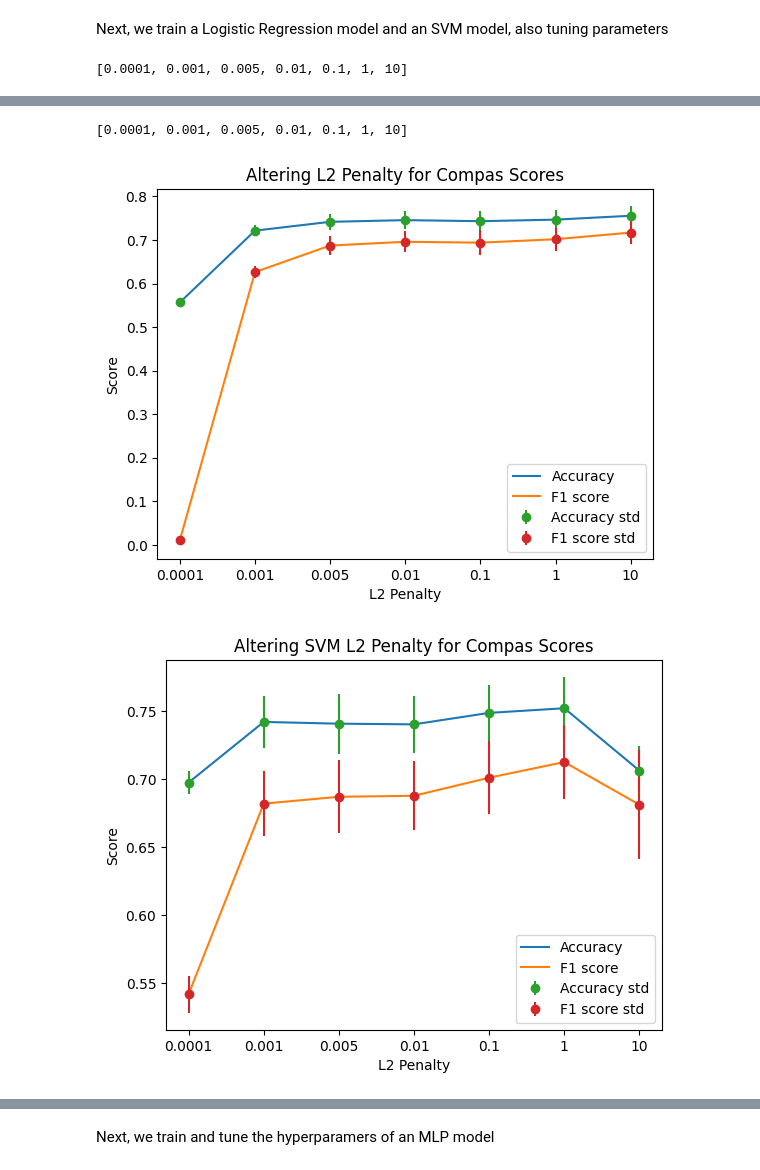
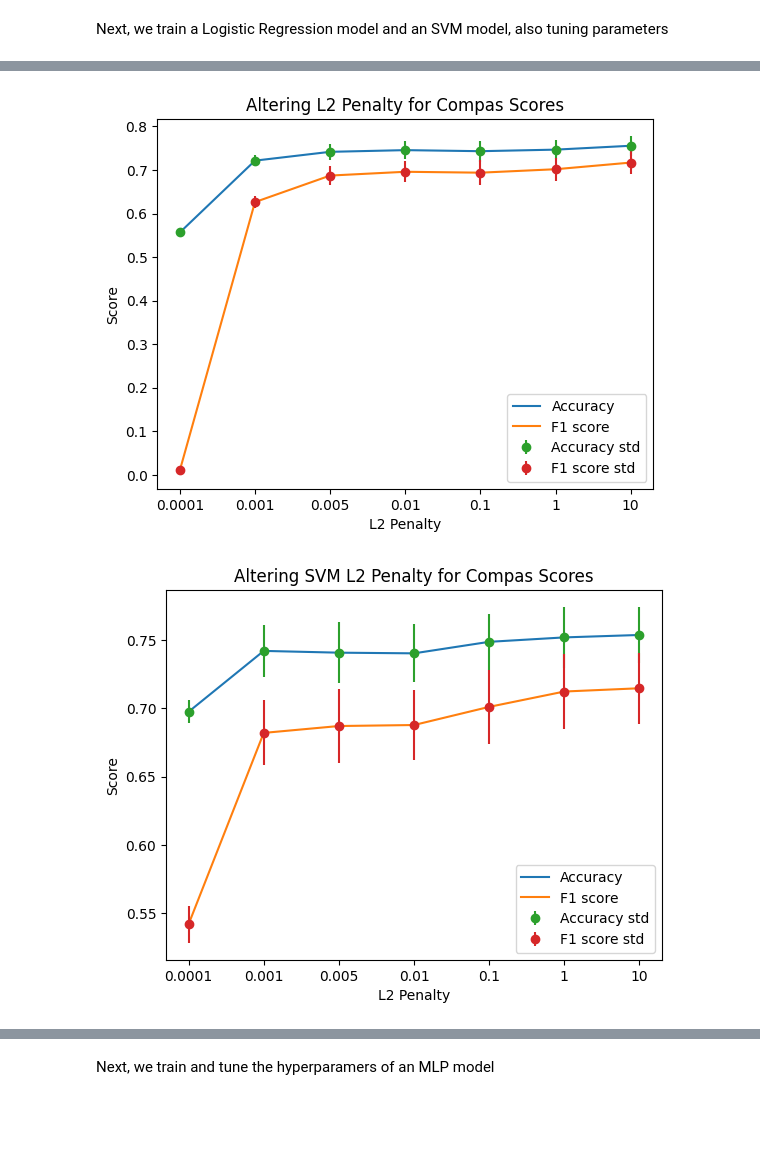
Before and after one commit to nwaliv/AI_Recidivism_Algorithm_Analysis, a Jupyter notebook: Notebook.ipynb, the cells around one changed output, grey strips where cells are left out. Saved outputs shown, nothing was run; the diff lists cells and outputs as text; code cells hidden in the pictures; blank space fills up the shorter version.

```diff
--- a/Notebook.ipynb
+++ b/Notebook.ipynb
@@ -463,7 +483,6 @@ plt.show()
 Next, we train a Logistic Regression model and an SVM model, also tuning parameters
 # %%
 C_range =[0.0001, 0.001, 0.005, 0.01, 0.1, 1, 10]
-print(C_range)
 # knn  with true class
 mean_score = []
 mean_std = []
@@ -499,8 +518,6 @@ ax.set_title('Altering L2 Penalty for Recidivism Rates')
 plt.legend()
 plt.show()
 
-C_range =[0.0001, 0.001, 0.005, 0.01, 0.1, 1, 10]
-print(C_range)
 # knn  with true class
 mean_score = []
 mean_std = []
@@ -543,13 +560,11 @@ f1_std = []
 
 from sklearn.svm import LinearSVC
 for i in C_range:
-    svm = LinearSVC(C=i, max_iter = 100)
+    svm = LinearSVC(penalty='l2', C=i, max_iter = 20000)
     from sklearn.model_selection import cross_val_score
     scores = cross_val_score(svm, X, np.ravel(compas_score), cv=5)
     f1 = cross_val_score(svm, X, np.ravel(compas_score), cv=5, scoring='f1')
     # print('-----------------knn with true class-----------------')
-    # print('cross validation scores', scores)
-    # print('cross validation mean score', scores.mean())
     mean_score.append(scores.mean())
     mean_std.append(scores.std())
     f1_score.append(f1.mean())
@@ -577,35 +592,33 @@ f1_std = []
 
 from sklearn.svm import LinearSVC
 for i in C_range:
-    svm = LinearSVC(C=i, max_iter = 100)
+    svm = LinearSVC(penalty='l2', C=i, max_iter = 50000)
     from sklearn.model_selection import cross_val_score
     scores = cross_val_score(svm, X, np.ravel(two_year_recid), cv=5)
     f1 = cross_val_score(svm, X, np.ravel(two_year_recid), cv=5, scoring='f1')
     # print('-----------------knn with true class-----------------')
     # print('cross validation scores', scores)
     # print('cross validation mean score', scores.mean())
     mean_score.append(scores.mean())
     mean_std.append(scores.std())
     f1_score.append(f1.mean())
     f1_std.append(f1.std())
 
 
 C_range_text = ["0.0001", "0.001", "0.005", "0.01", "0.1", "1", "10"]
 import matplotlib.pyplot as plt
 fig = plt.figure()
 ax = fig.subplots(1,1)
 ax.plot(C_range_text, mean_score, label='Accuracy')
 ax.plot(C_range_text, f1_score, label='F1 score')
 ax.errorbar(C_range_text, mean_score, yerr=mean_std, fmt='o', label='Accuracy std')
 ax.errorbar(C_range_text, f1_score, yerr=f1_std, fmt='o', label='F1 score std')
 ax.set_xlabel('L2 Penalty')
 ax.set_ylabel('Score')
 ax.set_title('Altering SVM L2 Penalty for Recidivism Rates')
 plt.legend()
 plt.show()
 # %% [output]
-[0.0001, 0.001, 0.005, 0.01, 0.1, 1, 10]
 [figure]
-[0.0001, 0.001, 0.005, 0.01, 0.1, 1, 10]
 [figure]
-[figure, old version]
+[figure, new version]
```
Also changed, not shown: parts of 2 cells of this notebook, 1 other file.
